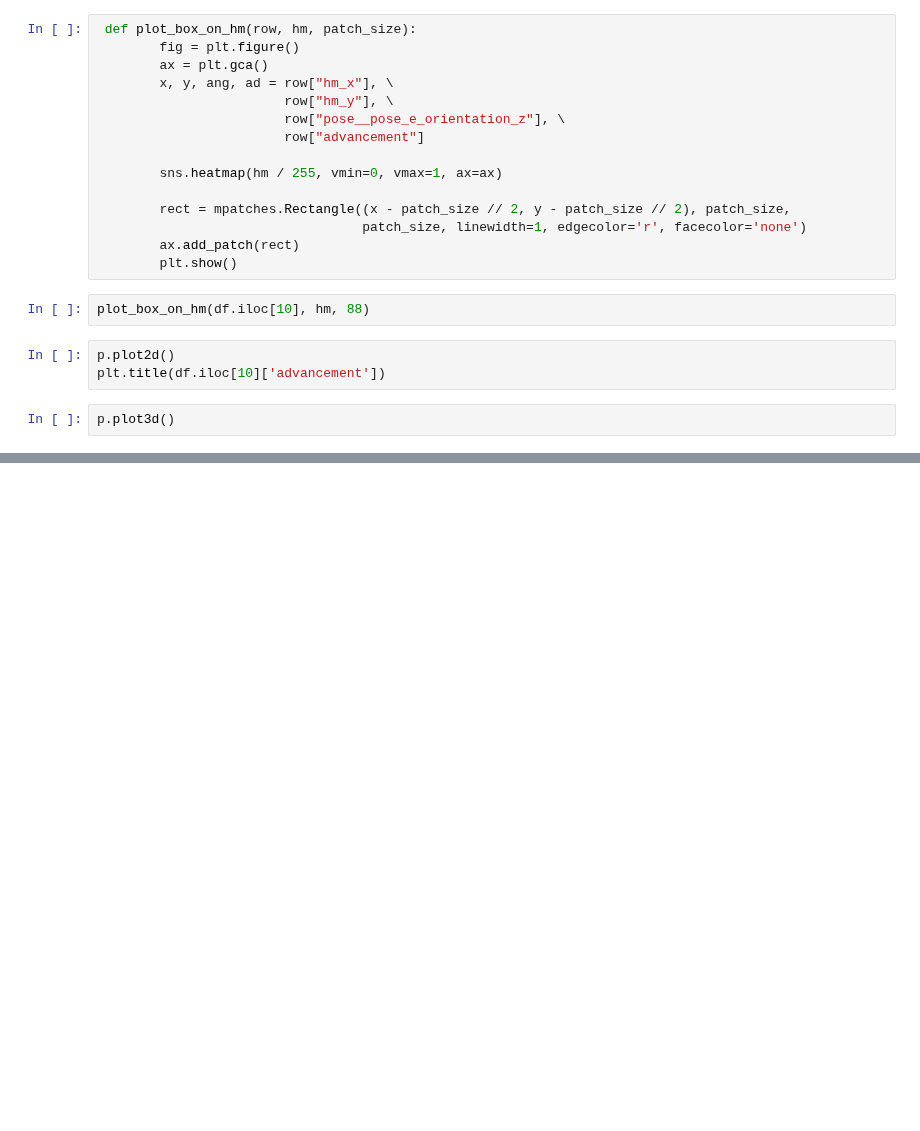
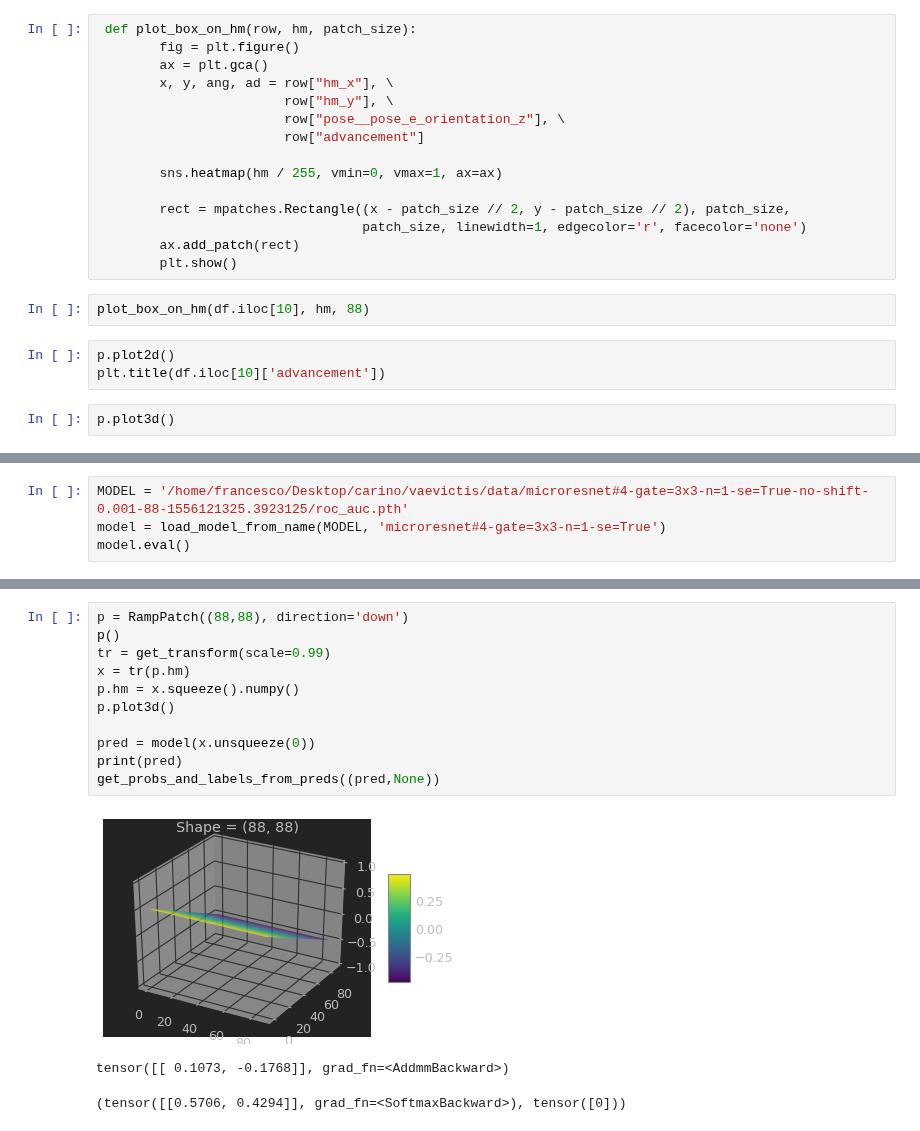
Before and after one commit to FrancescoSaverioZuppichini/Master-Thesis, a Jupyter notebook: core/vis-estimators.ipynb, the cells around one changed output, grey strips where cells are left out. Saved outputs shown, nothing was run; the diff lists cells and outputs as text; blank space fills up the shorter version.

```diff
--- a/core/vis-estimators.ipynb
+++ b/core/vis-estimators.ipynb
@@ -246,0 +233,4 @@ p.plot3d()
+# %%
+MODEL = '/home/francesco/Desktop/carino/vaevictis/data/microresnet#4-gate=3x3-n=1-se=True-no-shift-0.001-88-1556121325.3923125/roc_auc.pth'
+model = load_model_from_name(MODEL, 'microresnet#4-gate=3x3-n=1-se=True')
+model.eval()
@@ -246,0 +270,15 @@ p.plot3d()
+# %%
+p = RampPatch((88,88), direction='down')
+p()
+tr = get_transform(scale=0.99)
+x = tr(p.hm)
+p.hm = x.squeeze().numpy()
+p.plot3d()
+
+pred = model(x.unsqueeze(0))
+print(pred)
+get_probs_and_labels_from_preds((pred,None))
+# %% [output]
+[figure, added]
+tensor([[ 0.1073, -0.1768]], grad_fn=<AddmmBackward>)
+(tensor([[0.5706, 0.4294]], grad_fn=<SoftmaxBackward>), tensor([0]))
```
Also changed, not shown: parts of 8 cells of this notebook, 29 other files.
